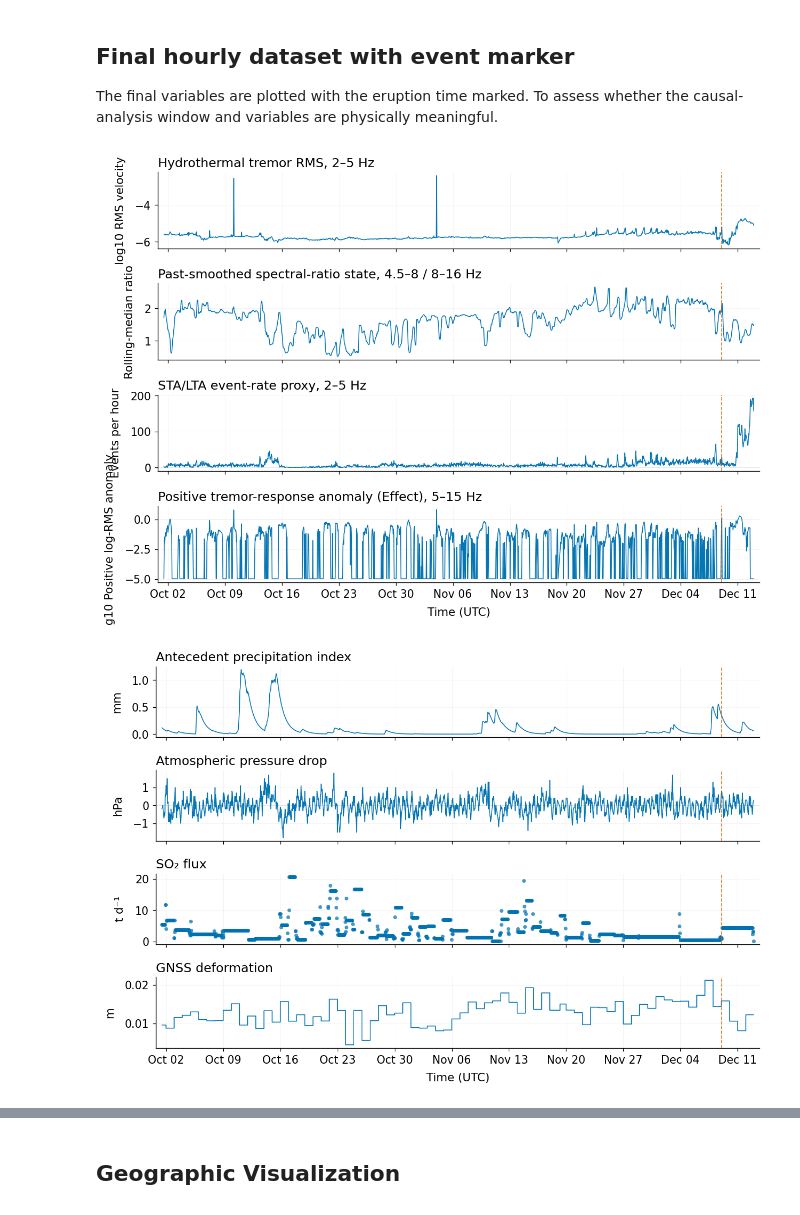
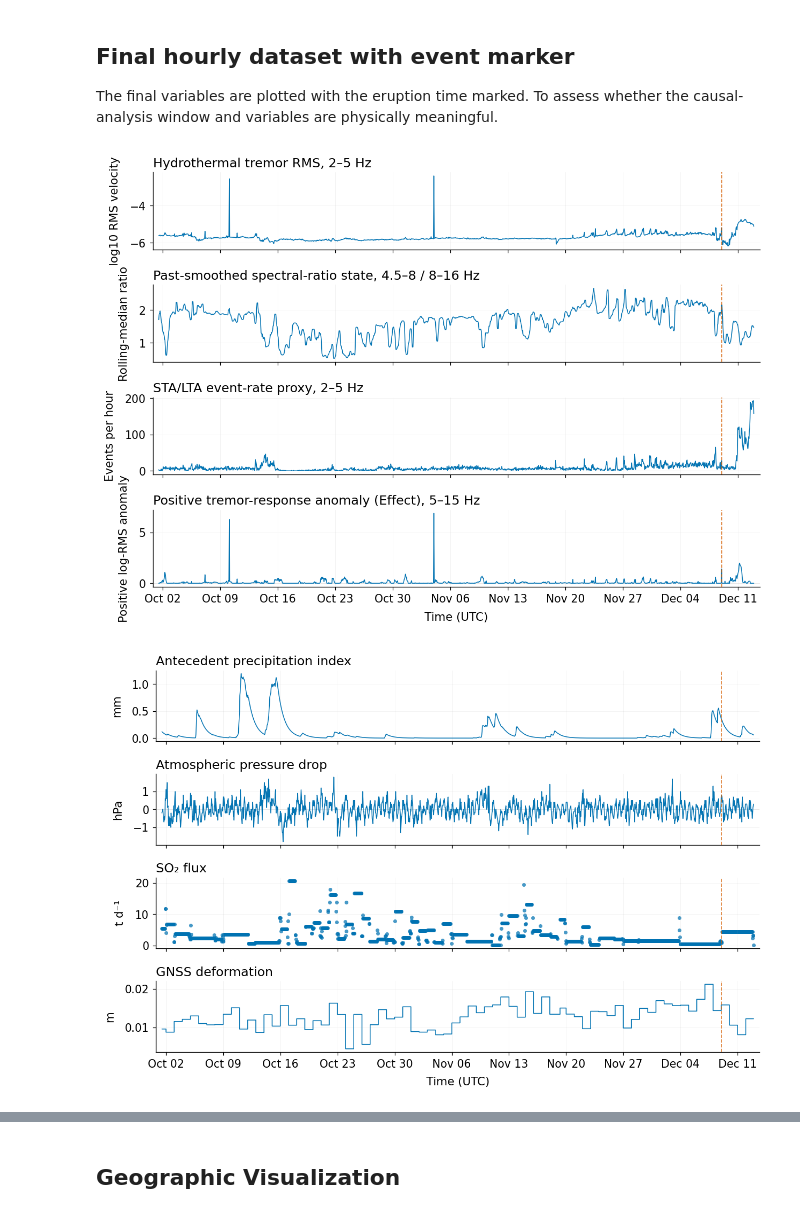
Before and after one commit to alectois/Distinguishing-Causes-and-Triggers-in-Volcanic-and-Seismic-Processes, a Jupyter notebook: notebooks/whakaari_data.ipynb, the cells around one changed output, grey strips where cells are left out. Cells and saved outputs as stored; diff of their text form; code cells hidden in the pictures.

Commit message:
figure/data udate

```diff
--- a/notebooks/whakaari_data.ipynb
+++ b/notebooks/whakaari_data.ipynb
@@ -279,16 +261,15 @@ The final variables are plotted with the eruption time marked. To assess whether
 # %%
 plot_whakaari_thesis_figures(
     csv_path="../data/whakaari/whakaari_raw.csv",
     eruption_time=WHAKAARI_ERUPTION_TIME,
     save_dir="figures",
     include_titles=False,
     display_transform={
         "hydro_2_5": "log10",
-        "effect_tremor_5_15": "log10",
     },
 )
 # %% [output]
-[figure, old version]
+[figure, new version]
 [figure]
 ((<Figure size 1280x860.8 with 4 Axes>,
   array([<Axes: title={'left': 'Hydrothermal tremor RMS, 2–5 Hz'}, ylabel='log10 RMS velocity'>,
```
Also changed, not shown: parts of 4 cells of this notebook, 7 other files.
